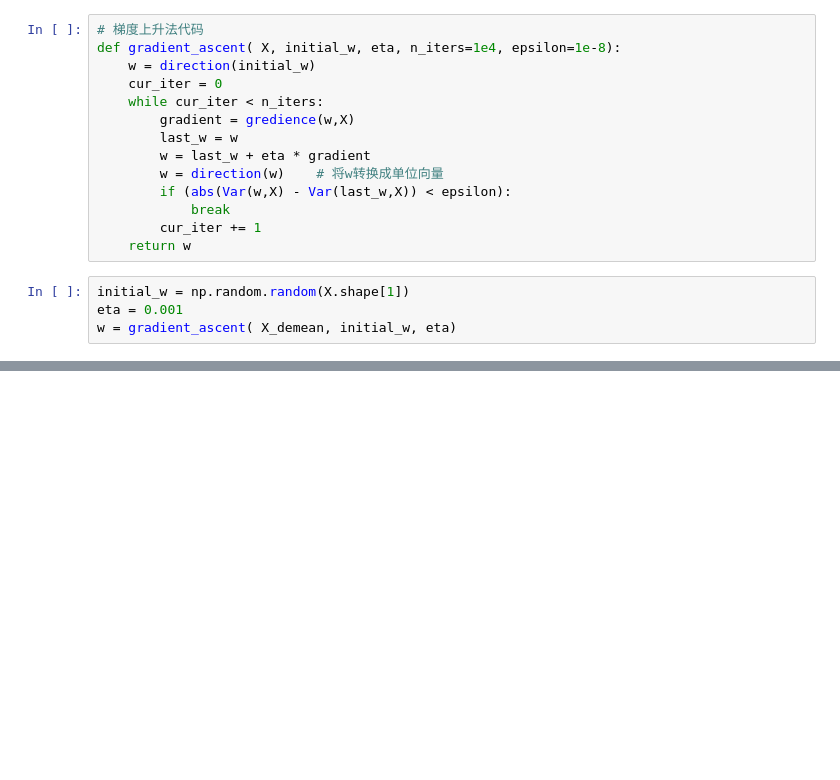
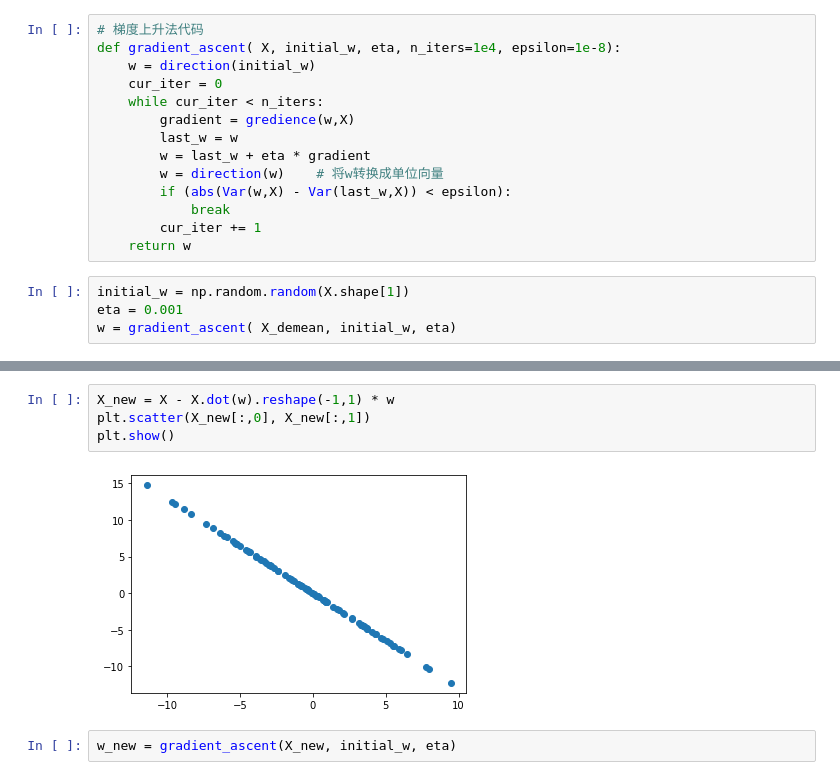
Before and after one commit to deadfffool/Unique-Studio-AI, a Jupyter notebook: Week6/利用梯度解PCA.ipynb, the cells around one changed output, grey strips where cells are left out. Saved outputs shown, nothing was run; the diff lists cells and outputs as text; blank space fills up the shorter version.

```diff
--- a/Week6/利用梯度解PCA.ipynb
+++ b/Week6/利用梯度解PCA.ipynb
@@ -58,0 +59,8 @@ plt.show()
+# %%
+X_new = X - X.dot(w).reshape(-1,1) * w
+plt.scatter(X_new[:,0], X_new[:,1])
+plt.show()
+# %% [output]
+[figure, added]
+# %%
+w_new = gradient_ascent(X_new, initial_w, eta)
```
Also changed, not shown: parts of 5 cells of this notebook, 4 other files.
